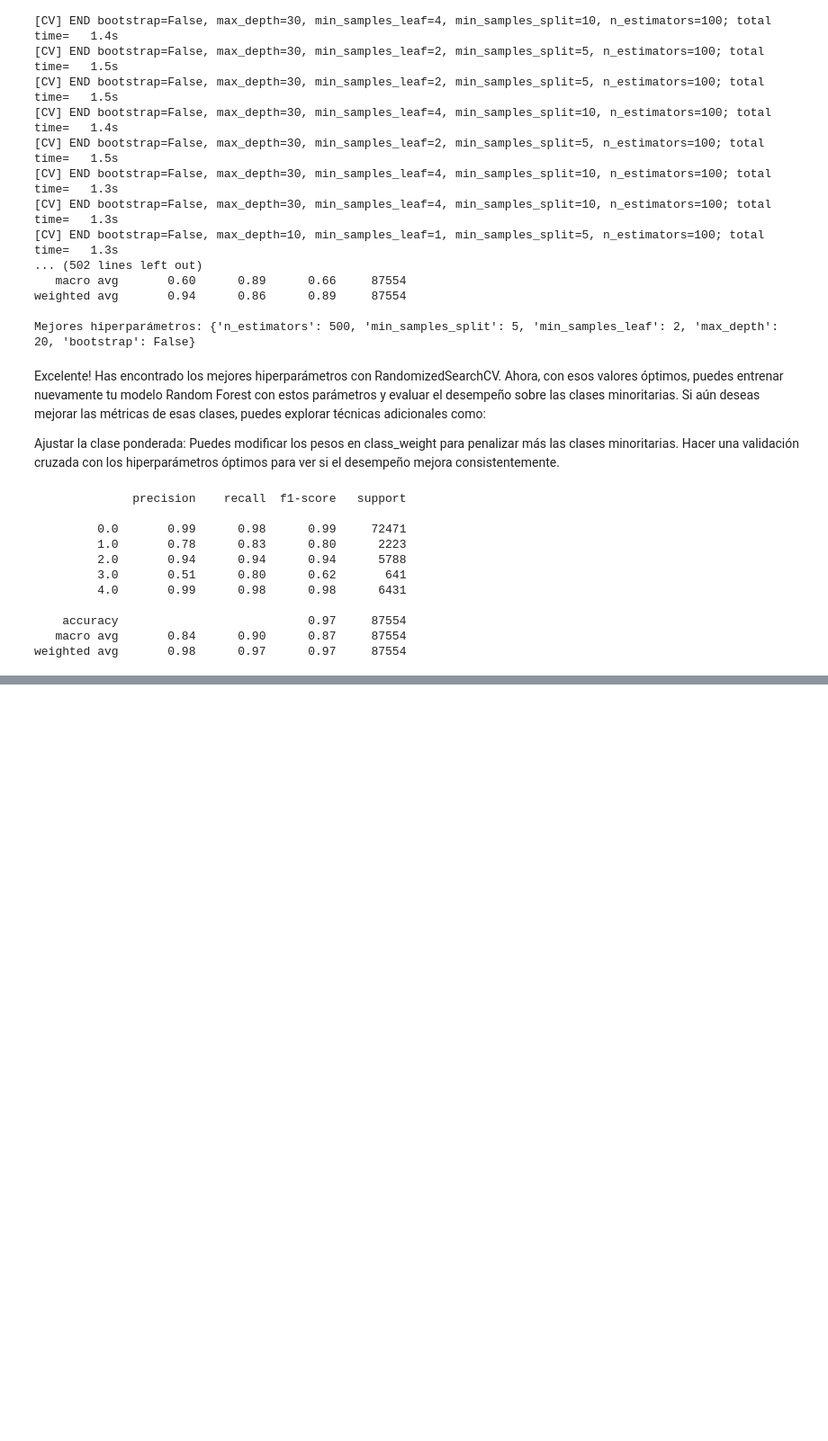
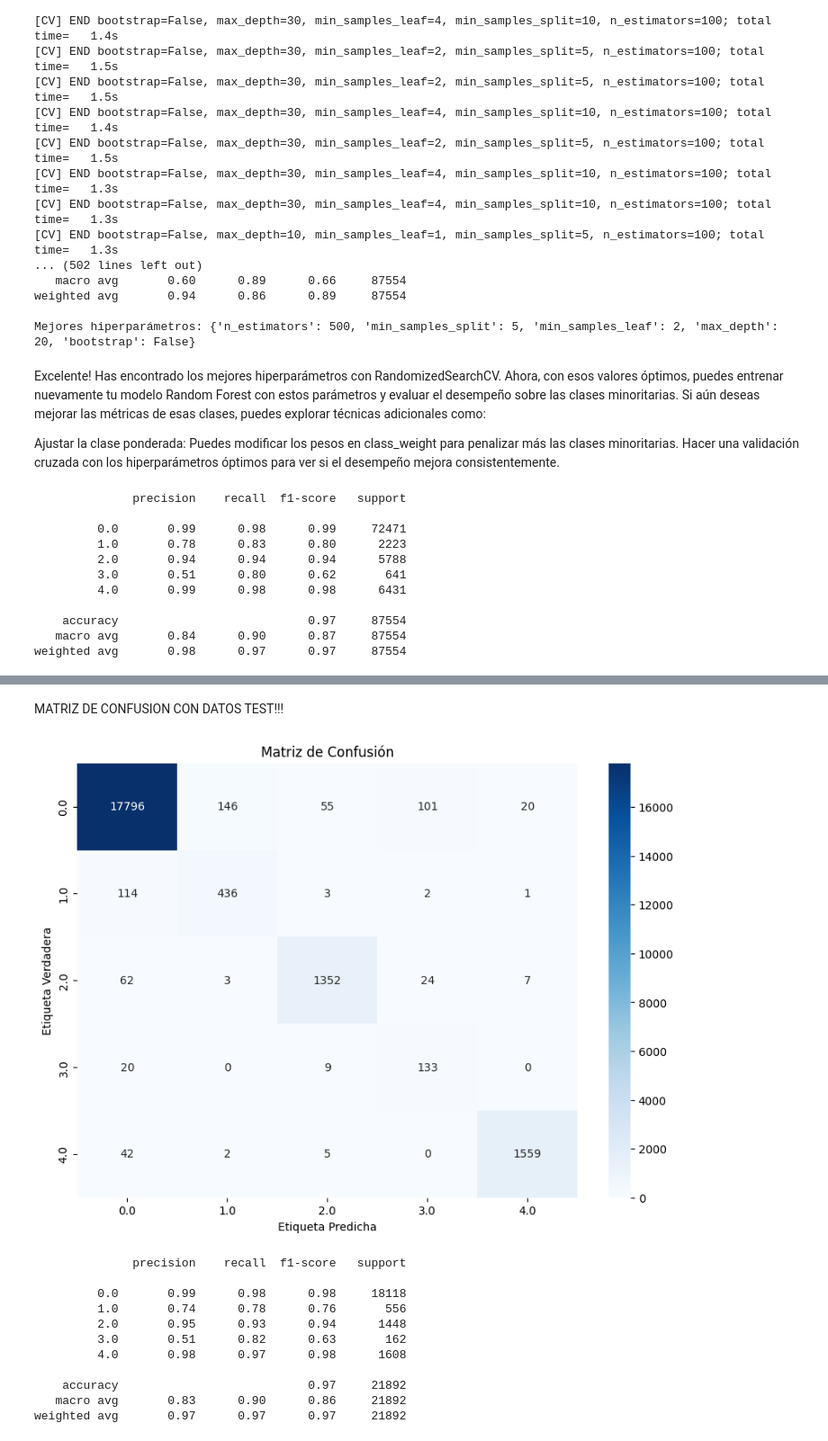
Before and after one commit to RobertoRillo/ecg-analysis, a Jupyter notebook: RETO1_PT2.ipynb, the cells around one changed output, grey strips where cells are left out. Shown: that part at 90% size. Saved outputs shown, nothing was run; the diff lists cells and outputs as text; code cells hidden in the pictures; blank space fills up the shorter version.

```diff
--- a/RETO1_PT2.ipynb
+++ b/RETO1_PT2.ipynb
@@ -77,6 +77,9 @@ RangeIndex(start=0, stop=188, step=1)
 # %%
 X = traindata.iloc[:, :-1]  # Características
 y = traindata.iloc[:, -1]   # Etiquetas
+# %%
+X_tezt = testdata.iloc[:, :-1]  # Características
+y_tezt = testdata.iloc[:, -1]   # Etiquetas
 # %%
 print(traindata.iloc[:, -1].value_counts())
 # %% [output]
@@ -252,0 +275,41 @@ weighted avg       0.98      0.97      0.97     87554
+# %% [markdown]
+MATRIZ DE CONFUSION CON DATOS TEST!!!
+# %%
+from sklearn.metrics import classification_report, confusion_matrix
+import seaborn as sns
+import matplotlib.pyplot as plt
+import numpy as np
+
+# Asumiendo que ya tienes el modelo entrenado y el dataset de prueba
+# y_test es el conjunto de etiquetas verdaderas del test set
+# X_test es el conjunto de características del test set
+
+# Predecir las etiquetas del conjunto de prueba
+y_pred_test = model.predict(X_tezt)
+
+# Generar la matriz de confusión
+conf_matrix = confusion_matrix(y_tezt, y_pred_test)
+
+# Visualizar la matriz de confusión
+plt.figure(figsize=(10, 7))
+sns.heatmap(conf_matrix, annot=True, fmt="d", cmap="Blues", xticklabels=np.unique(y_tezt), yticklabels=np.unique(y_tezt))
+plt.title("Matriz de Confusión")
+plt.ylabel('Etiqueta Verdadera')
+plt.xlabel('Etiqueta Predicha')
+plt.show()
+
+# Imprimir el reporte de clasificación
+print(classification_report(y_tezt, y_pred_test))
+# %% [output]
+[figure, added]
+              precision    recall  f1-score   support
+
+         0.0       0.99      0.98      0.98     18118
+         1.0       0.74      0.78      0.76       556
+         2.0       0.95      0.93      0.94      1448
+         3.0       0.51      0.82      0.63       162
+         4.0       0.98      0.97      0.98      1608
+
+    accuracy                           0.97     21892
+   macro avg       0.83      0.90      0.86     21892
+weighted avg       0.97      0.97      0.97     21892
```
Also changed, not shown: parts of 2 cells of this notebook, 1 other file.
